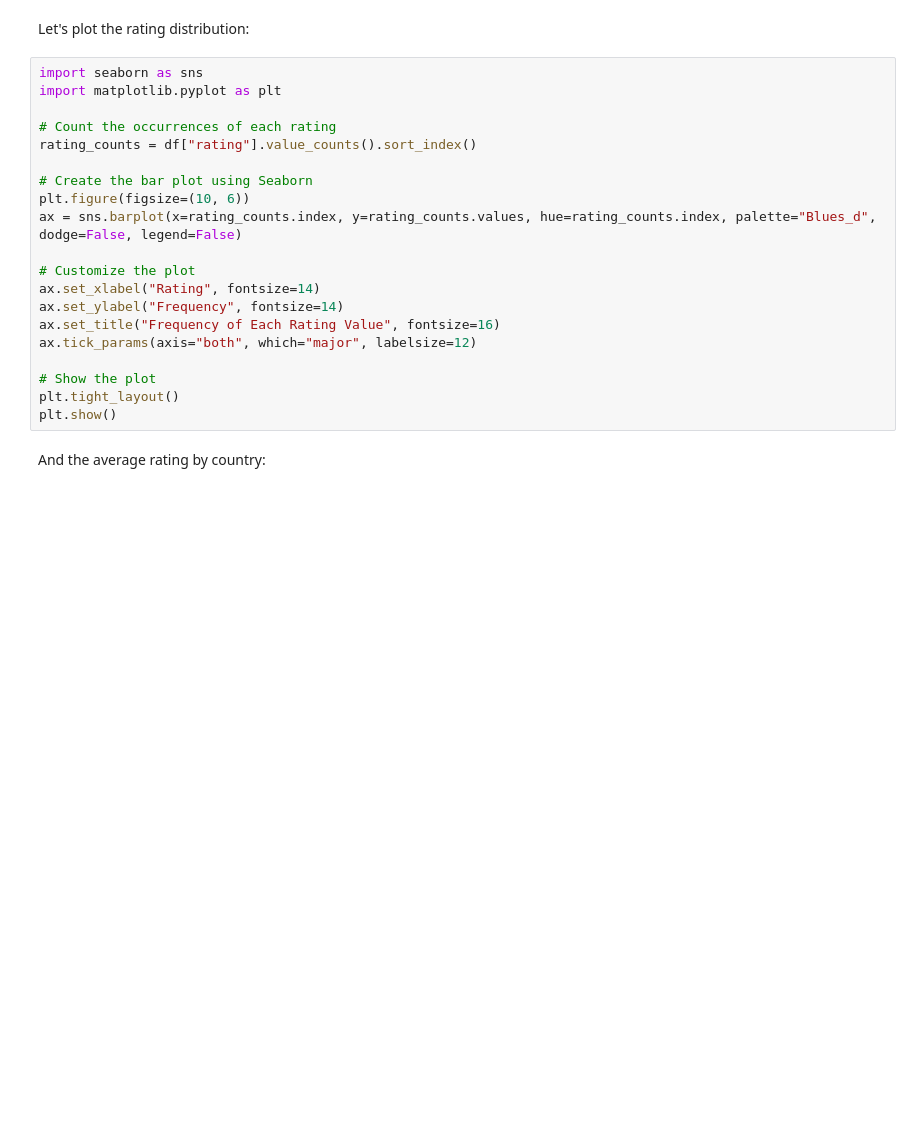
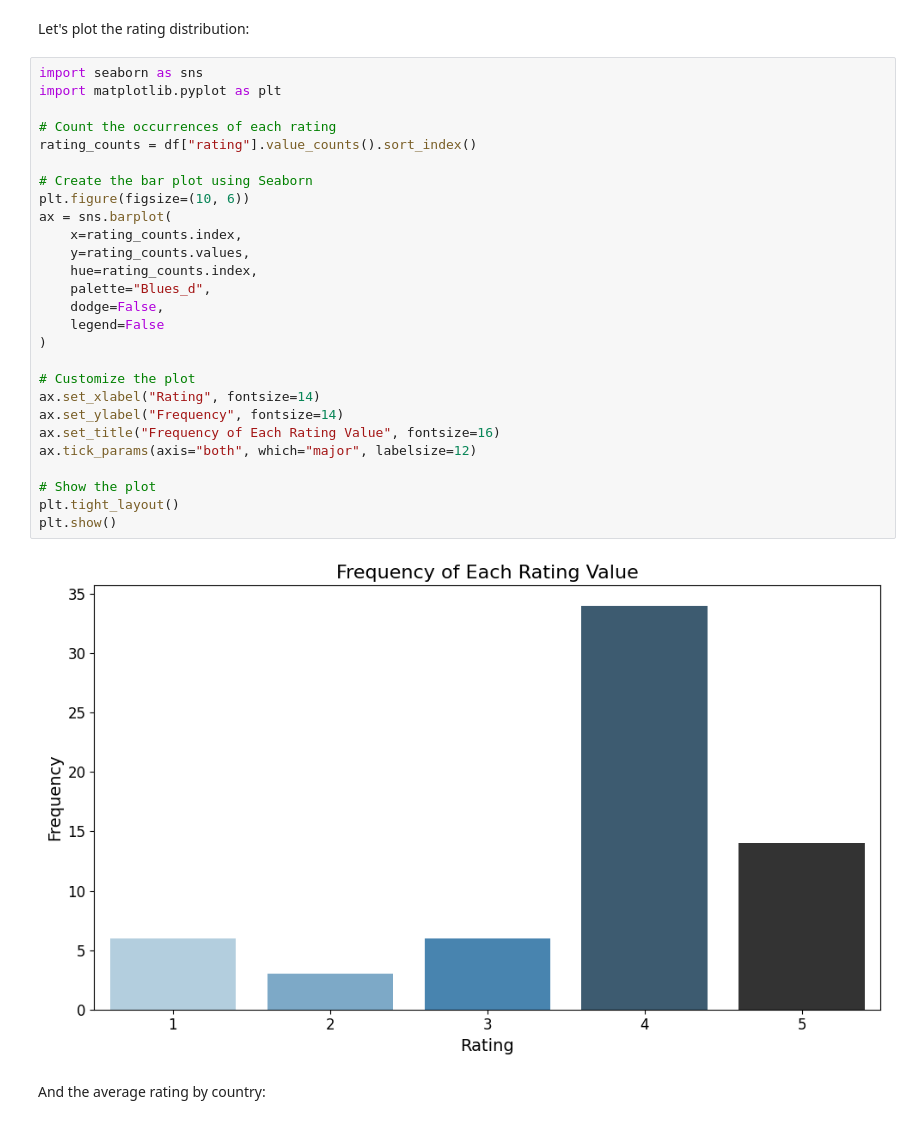
Before and after one commit to bearingpoint-no/genAI-workshop-short, a Jupyter notebook: Lessons/01_Data_cleaning_with_genAI.ipynb, the cells around one changed output. Drawn from its saved outputs; the diff is of its cells as text; blank space fills up the shorter version.

```diff
--- a/Lessons/01_Data_cleaning_with_genAI.ipynb
+++ b/Lessons/01_Data_cleaning_with_genAI.ipynb
@@ -233,23 +318,32 @@ Let's plot the rating distribution:
 # %%
 import seaborn as sns
 import matplotlib.pyplot as plt
 
 # Count the occurrences of each rating
 rating_counts = df["rating"].value_counts().sort_index()
 
 # Create the bar plot using Seaborn
 plt.figure(figsize=(10, 6))
-ax = sns.barplot(x=rating_counts.index, y=rating_counts.values, hue=rating_counts.index, palette="Blues_d", dodge=False, legend=False)
+ax = sns.barplot(
+    x=rating_counts.index,
+    y=rating_counts.values,
+    hue=rating_counts.index,
+    palette="Blues_d",
+    dodge=False,
+    legend=False
+)
 
 # Customize the plot
 ax.set_xlabel("Rating", fontsize=14)
 ax.set_ylabel("Frequency", fontsize=14)
 ax.set_title("Frequency of Each Rating Value", fontsize=16)
 ax.tick_params(axis="both", which="major", labelsize=12)
 
 # Show the plot
 plt.tight_layout()
 plt.show()
+# %% [output]
+[figure, added]
 # %% [markdown]
 And the average rating by country:
 # %%
```
Also changed, not shown: parts of 25 cells of this notebook, 7 other files.
